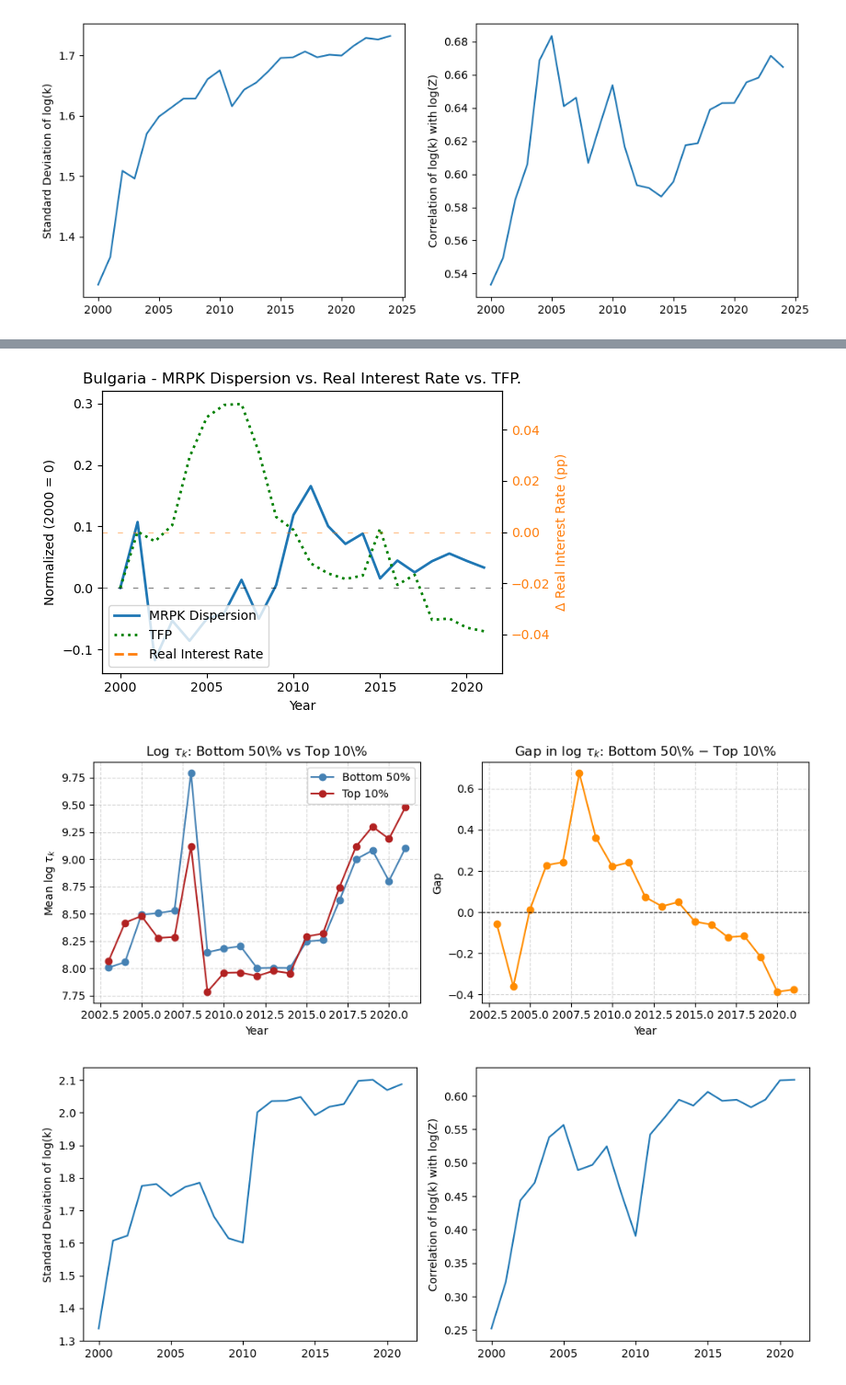
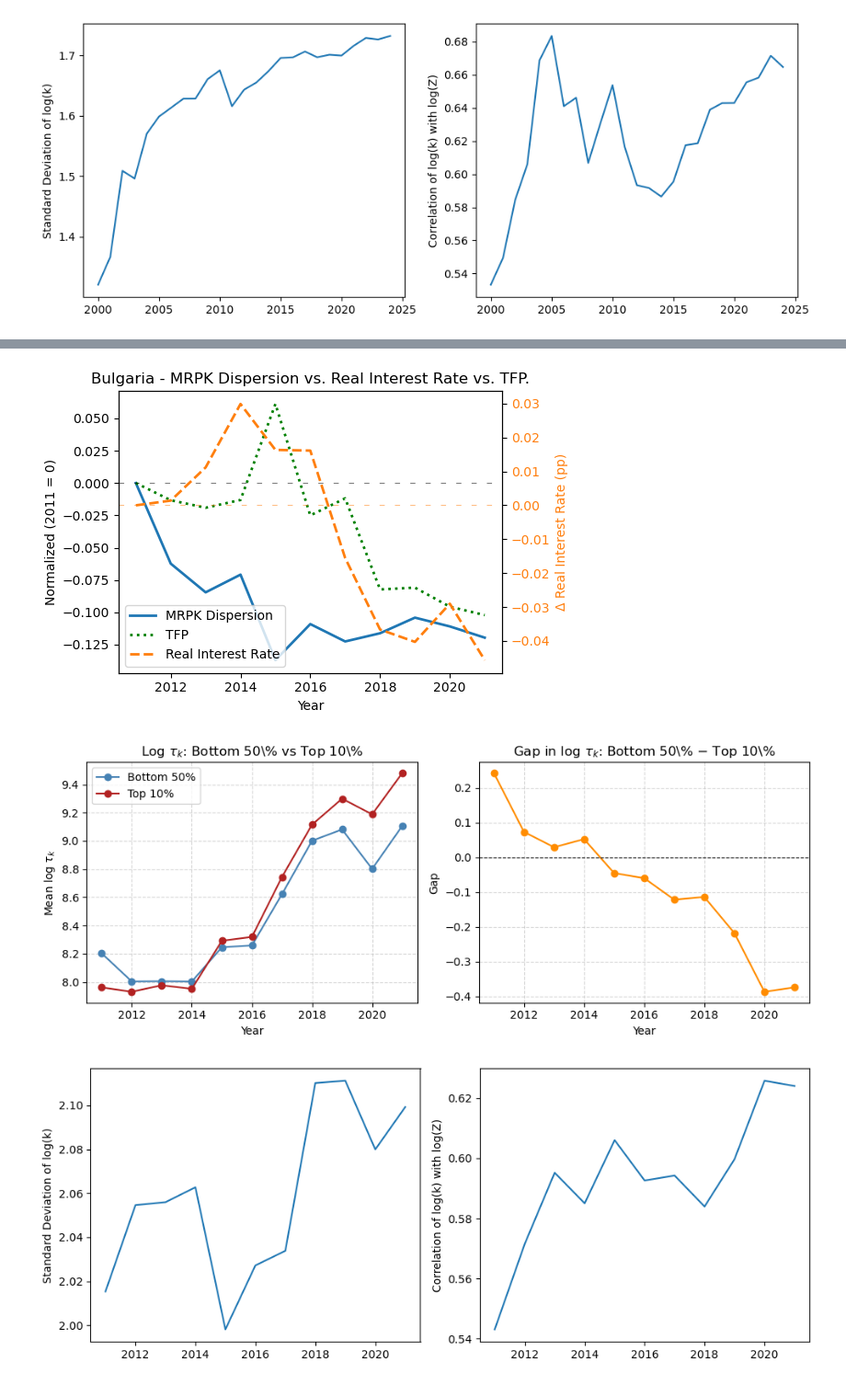
Before and after one commit to CurdinLieberherr/Master-Thesis, a Jupyter notebook: main.ipynb, the cells around one changed output, grey strips where cells are left out. Shown at 92% size. Cells and saved outputs as stored; diff of their text form; code cells hidden in the pictures.

Commit message:
Add Dispersion sector analysis

```diff
--- a/main.ipynb
+++ b/main.ipynb
@@ -90,7 +90,7 @@ moments = italy.plot_capital_tfp_moments()
 [figure]
 [figure]
 # %%
-bulgaria = MisallocationAnalysis('Bulgaria', start=2000, end=2021)
+bulgaria = MisallocationAnalysis('Bulgaria', start=2011, end=2021)
 print(bulgaria.compare_df_eurostats())
 fig = bulgaria.plot_mrpk_tfp_realrate()
 figtau  = bulgaria.plot_capital_wedges()
@@ -116,6 +111,6 @@ moments = bulgaria.plot_capital_tfp_moments()
-[figure, old version]
+[figure, new version]
-[figure, old version]
+[figure, new version]
-[figure, old version]
+[figure, new version]
 # %%
 hungary = MisallocationAnalysis('Hungary', start = 2007, end= 2024)
 print(hungary.compare_df_eurostats())
```
Also changed, not shown: parts of 2 cells of this notebook, 1 other file.
